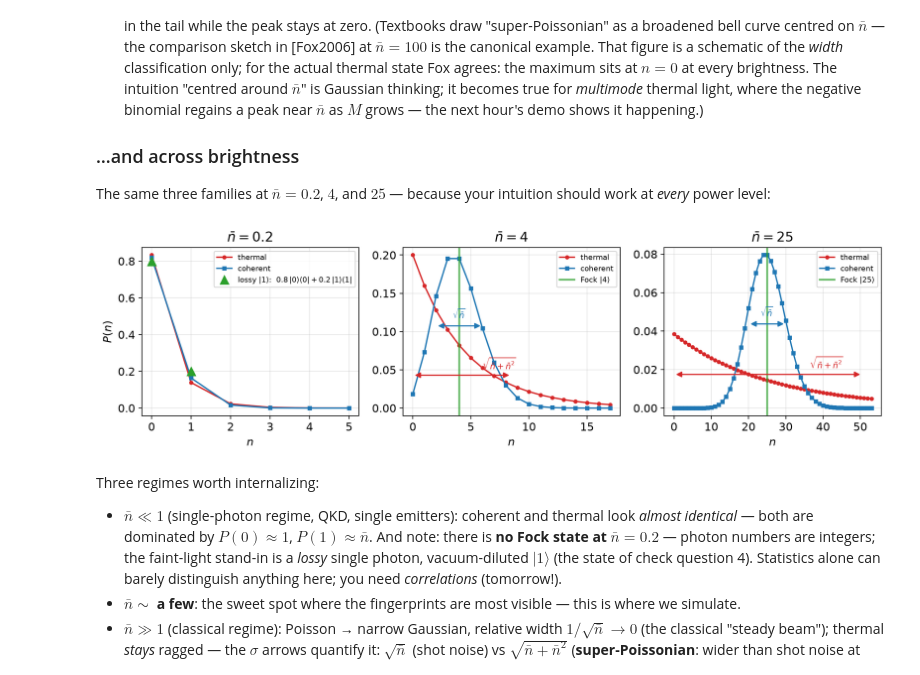
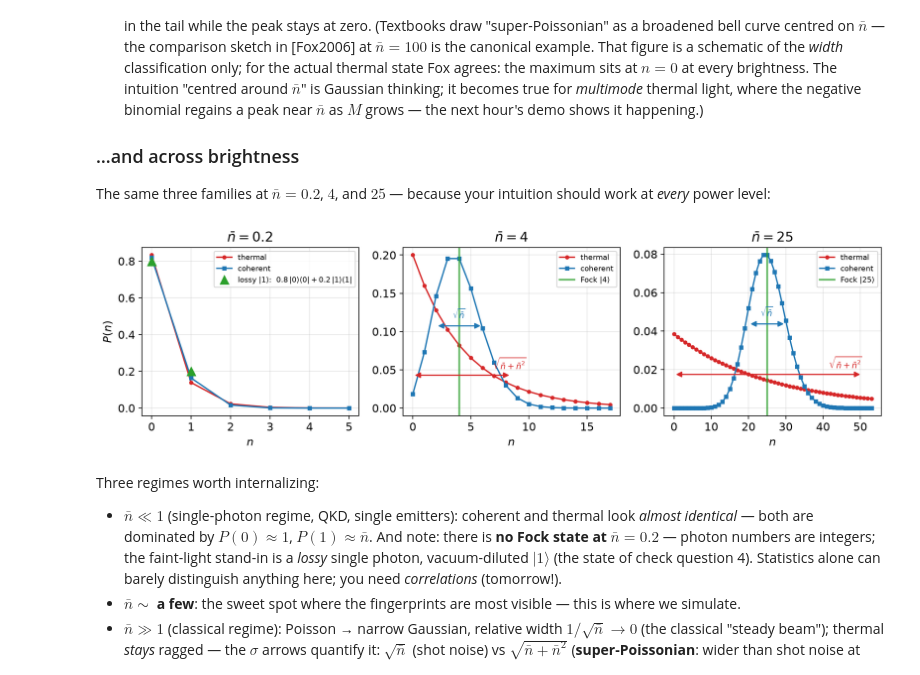
Before and after one commit to CodeJVG/CountingPhotons, a Jupyter notebook: lectures/01_QuantumLight_PhotonStatistics.ipynb, the cells around one changed output. Drawn from its saved outputs; the diff is of its cells as text; code cells hidden in the pictures.

```diff
--- a/lectures/01_QuantumLight_PhotonStatistics.ipynb
+++ b/lectures/01_QuantumLight_PhotonStatistics.ipynb
@@ -210,35 +212,35 @@ for ax, nb_ in zip(axes, [0.2, 4.0, 25.0]):
         # sigma arrows: shot noise vs super-Poissonian thermal width
         s_c = np.sqrt(nb_)                  # coherent: sqrt(nbar)
         s_t = np.sqrt(nb_ + nb_**2)         # thermal: sqrt(nbar + nbar^2)
         y = P_poisson.max()
         ax.annotate("", xy=(nb_ - s_c, 0.55 * y), xytext=(nb_ + s_c, 0.55 * y),
                     arrowprops=dict(arrowstyle="<|-|>", color="tab:blue",
                                     lw=1.3))
         ax.text(nb_, 0.60 * y, r"$\sqrt{\bar{n}}$", color="tab:blue",
                 ha="center", fontsize=9)
         ax.annotate("", xy=(max(nb_ - s_t, 0), 0.22 * y),
                     xytext=(nb_ + s_t, 0.22 * y),
                     arrowprops=dict(arrowstyle="<|-|>", color="tab:red",
                                     lw=1.3))
-        ax.text(nb_ + 0.45 * s_t, 0.26 * y, r"$\sqrt{\bar{n}+\bar{n}^2}$",
+        ax.text(nb_ + 0.65 * s_t, 0.26 * y, r"$\sqrt{\bar{n}+\bar{n}^2}$",
                 color="tab:red", fontsize=9)
     else:
         # There IS no Fock state with nbar = 0.2: photon numbers are
         # integers, so Fock states only exist at nbar = 0, 1, 2, ...
         # The faint-light stand-in is a LOSSY single photon: |1> after
         # 80% loss is the mixture rho = 0.8|0><0| + 0.2|1><1|, i.e.
         # P(0) = 0.8, P(1) = 0.2 (the two triangles; in QuTiP:
         # 0.8*fock_dm(N,0) + 0.2*fock_dm(N,1); still Q = -0.2 < 0).
         ax.plot([0, 1], [0.8, 0.2], "^", ms=9, color="tab:green",
                 label=r"lossy $|1\rangle$:  $0.8\,|0\rangle\langle 0| + 0.2\,|1\rangle\langle 1|$")
     ax.set_title(f"$\\bar{{n}} = {nb_:g}$")
     ax.set_xlabel("$n$")
     ax.legend(fontsize=8)
 axes[0].set_ylabel("$P(n)$")
 plt.tight_layout()
 plt.show()
 # %% [output]
-[figure, old version]
+[figure, new version]
 # %% [markdown]
 Three regimes worth internalizing:
 
```
Also changed, not shown: parts of 1 cell of this notebook.
